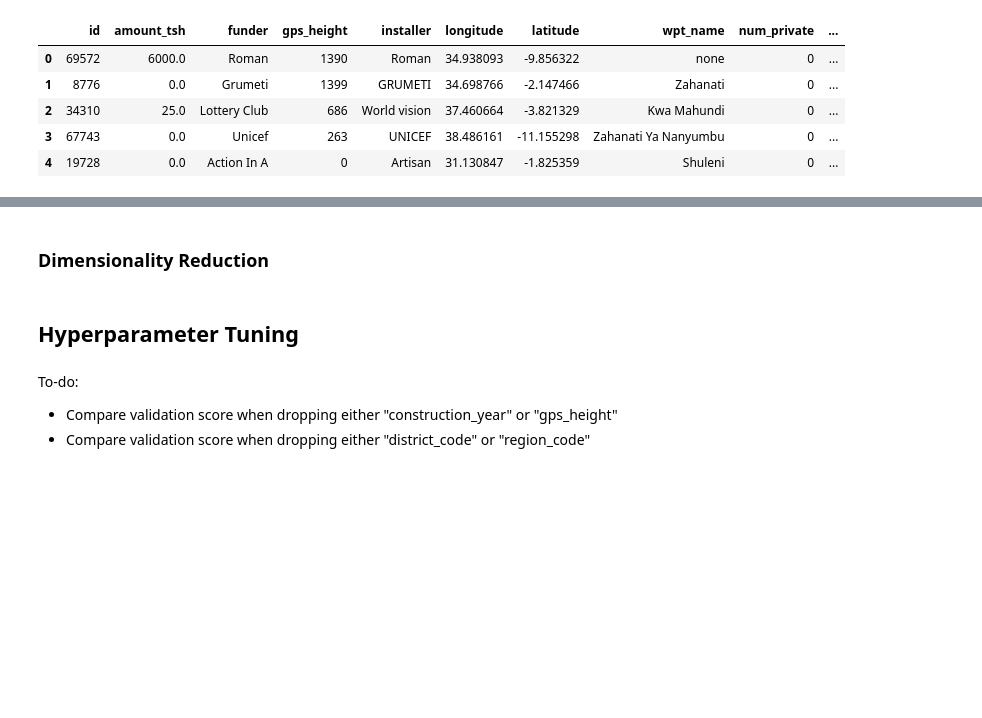
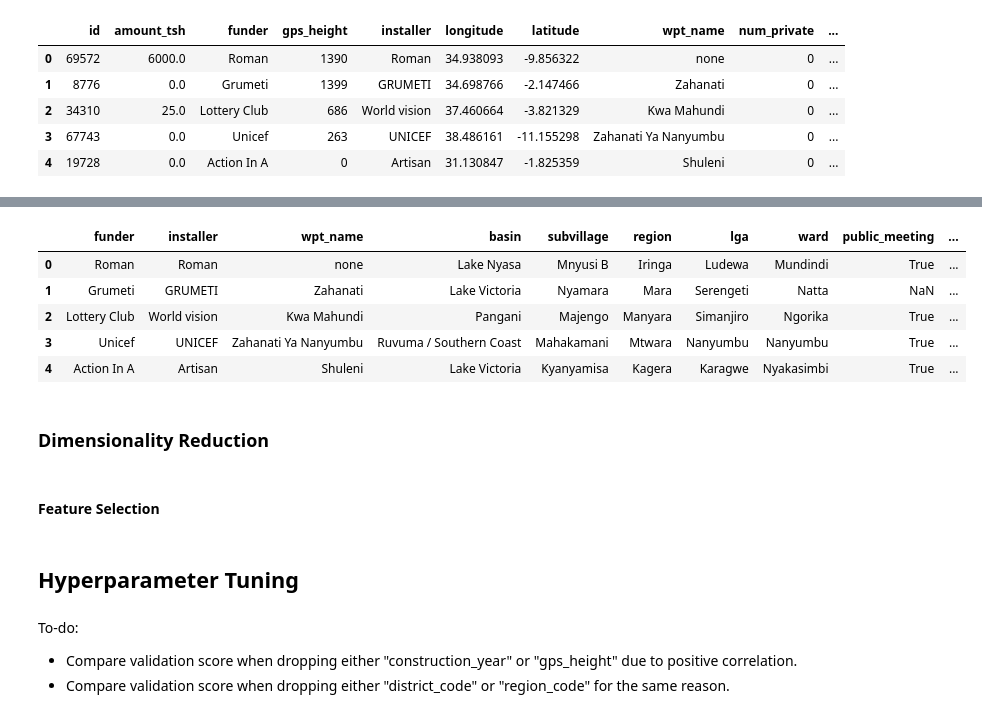
Before and after one commit to AmmarJawad/Predicting-Water-Pumps-in-Tanzania, a Jupyter notebook: submission.ipynb, the cells around one changed output, grey strips where cells are left out. Saved outputs shown, nothing was run; the diff lists cells and outputs as text; code cells hidden in the pictures; blank space fills up the shorter version.

```diff
--- a/submission.ipynb
+++ b/submission.ipynb
@@ -502,0 +519,3 @@ Now that we have created new features and their dtypes are all integers they are
+# %%
+df['water_relative_to_pop'] = df['amount_tsh'].values - df['population'].values
+print("water relative to population values range: ", df['water_relative_to_pop'].value_counts())
@@ -503,8 +562,24 @@ Now that we have created new features and their dtypes are all integers they are
+# %%
+# Identify all categorical features
+df_objects = df.select_dtypes(include=['object'])
+df_objects.head()
+
+# One-hot encode categorical features
+#pd.get_dummies(df_objects, drop_first=True, sparse=True)
+# %% [output]
+|  | funder | installer | wpt_name | basin | subvillage | region | lga | ward | public_meeting | ... |
+| 0 | Roman | Roman | none | Lake Nyasa | Mnyusi B | Iringa | Ludewa | Mundindi | True | ... |
+| 1 | Grumeti | GRUMETI | Zahanati | Lake Victoria | Nyamara | Mara | Serengeti | Natta | NaN | ... |
+| 2 | Lottery Club | World vision | Kwa Mahundi | Pangani | Majengo | Manyara | Simanjiro | Ngorika | True | ... |
+| 3 | Unicef | UNICEF | Zahanati Ya Nanyumbu | Ruvuma / Southern Coast | Mahakamani | Mtwara | Nanyumbu | Nanyumbu | True | ... |
+| 4 | Action In A | Artisan | Shuleni | Lake Victoria | Kyanyamisa | Kagera | Karagwe | Nyakasimbi | True | ... |
 # %% [markdown]
 ### Dimensionality Reduction
+# %% [markdown]
+#### Feature Selection
 # %% [markdown]
 ## Hyperparameter Tuning
 # %% [markdown]
 To-do:
-* Compare validation score when dropping either "construction_year" or "gps_height"
-* Compare validation score when dropping either "district_code" or "region_code"
+* Compare validation score when dropping either "construction_year" or "gps_height" due to positive correlation.
+* Compare validation score when dropping either "district_code" or "region_code" for the same reason.
```
Also changed, not shown: parts of 17 cells of this notebook.
